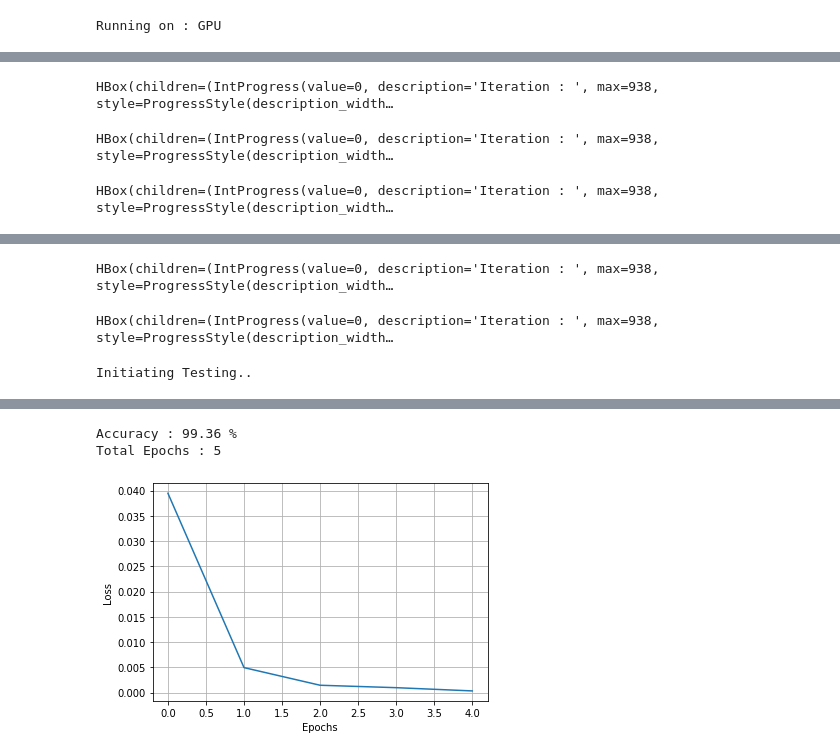
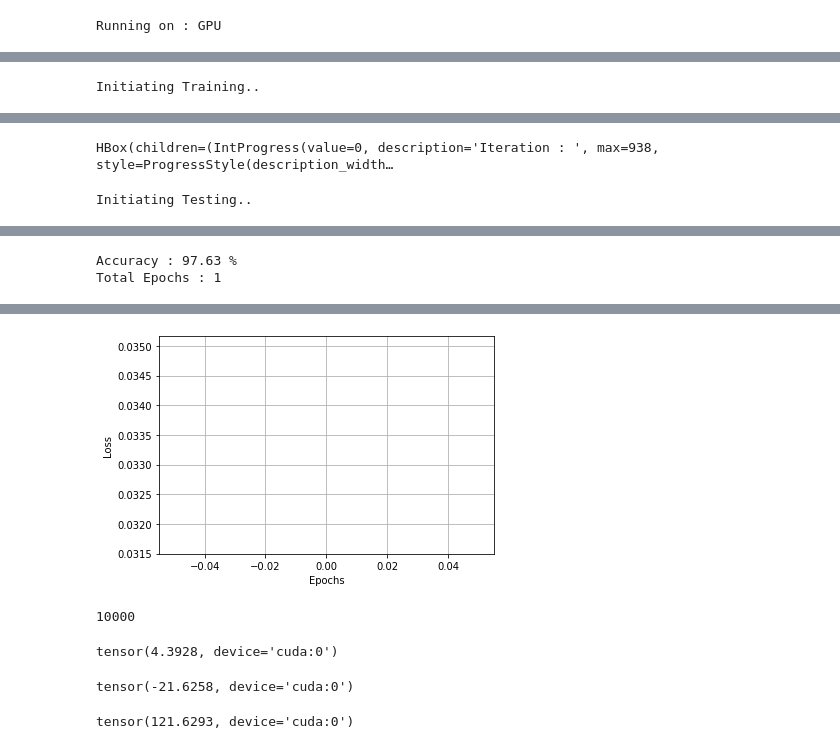
Before and after one commit to ParthikB/siamese, a Jupyter notebook: siamese.ipynb, the cells around one changed output, grey strips where cells are left out. Saved outputs shown, nothing was run; the diff lists cells and outputs as text; code cells hidden in the pictures.

```diff
--- a/siamese.ipynb
+++ b/siamese.ipynb
@@ -31,7 +31,7 @@ test_data  = datasets.MNIST('', train=False, download=True,
                       transform=transforms.Compose([transforms.ToTensor()]))
 
 BATCH_SIZE = 64
-TOTAL_PIXELS = HEIGHT*WIDTH
+CLASSES    = 10
 
 trainSet = torch.utils.data.DataLoader(train_data, batch_size=BATCH_SIZE, shuffle=False)
 testSet  = torch.utils.data.DataLoader(test_data,  batch_size=BATCH_SIZE, shuffle=False)
@@ -102,7 +105,7 @@ class Net(nn.Module):
     return x, sm
 # %%
 def train(net, train_set, loss_log=[], EPOCHS=5, LEARNING_RATE=0.001, BATCH_SIZE=32):
-
+  print('Initiating Training..')
   loss_func = nn.CrossEntropyLoss()
 
   # Iteration Begins
@@ -134,6 +137,7 @@ def test(net, test_set):
   print('Initiating Testing..')
   correct = 0
   total   = 0
+  sm_log = []
 
   with torch.no_grad():
     for data in tqdm_notebook(test_set):
@@ -143,20 +147,22 @@ def test(net, test_set):
       prediction_in_batch, sm = net(x.view(-1, CHANNELS, DIM, DIM).to(device))
 
       # ARGMAXing the predicted output
-      for output in zip(prediction_in_batch, y):
-        pred_class, real_class = output
+      for output in zip(prediction_in_batch, y, sm):
+        pred_class, real_class, sm = output
         pred_class = torch.argmax(pred_class)
 
-      total += 1
-      if real_class == pred_class:
-        correct += 1
+        sm_log.append([sm, real_class])
+
+        total += 1
+        if real_class == pred_class:
+          correct += 1
 
   accuracy = (correct/total)*100
   print()
   print(f'Accuracy : {round(accuracy, 2)} %')
-  return accuracy
+  return accuracy, sm_log
 # %%
-EPOCHS        = 5
+EPOCHS        = 1
 LEARNING_RATE = 0.001
 BATCH_SIZE    = BATCH_SIZE
 CONTINUE_TRAINING = 0
@@ -177,11 +183,11 @@ plt.grid(1)
 plt.xlabel('Epochs')
 plt.ylabel('Loss')
 
-accuracy = test(net, testSet)
+accuracy, sm_log = test(net, testSet)
 
 print(f'Total Epochs : {total_epochs}')
 # %% [output]
+Initiating Training..
 [interactive output not drawn]
-HBox(children=(IntProgress(value=0, description='Iteration : ', max=938, style=ProgressStyle(description_width…
 HBox(children=(IntProgress(value=0, description='Iteration : ', max=938, style=ProgressStyle(description_width…
-HBox(children=(IntProgress(value=0, description='Iteration : ', max=938, style=ProgressStyle(description_width…
+Initiating Testing..
@@ -188,3 +195,2 @@ HBox(children=(IntProgress(value=0, description='Iteration : ', max=938, style=P
-HBox(children=(IntProgress(value=0, description='Iteration : ', max=938, style=ProgressStyle(description_width…
+Accuracy : 97.63 %
+Total Epochs : 1
-HBox(children=(IntProgress(value=0, description='Iteration : ', max=938, style=ProgressStyle(description_width…
-Initiating Testing..
@@ -192,3 +197,5 @@ Initiating Testing..
-Accuracy : 99.36 %
-Total Epochs : 5
-[figure, old version]
+[figure, new version]
+# %%
+len(sm_log)
+# %% [output]
+10000
@@ -194,0 +213,12 @@ Total Epochs : 5
+# %%
+torch.sum(classes['7'][0] - classes['7'][1])
+# %% [output]
+tensor(4.3928, device='cuda:0')
+# %%
+torch.sum(classes['0'][0] - classes['0'][1])
+# %% [output]
+tensor(-21.6258, device='cuda:0')
+# %%
+torch.sum(classes['9'][2] - classes['7'][1])
+# %% [output]
+tensor(121.6293, device='cuda:0')
```
Also changed, not shown: parts of 8 cells of this notebook.
